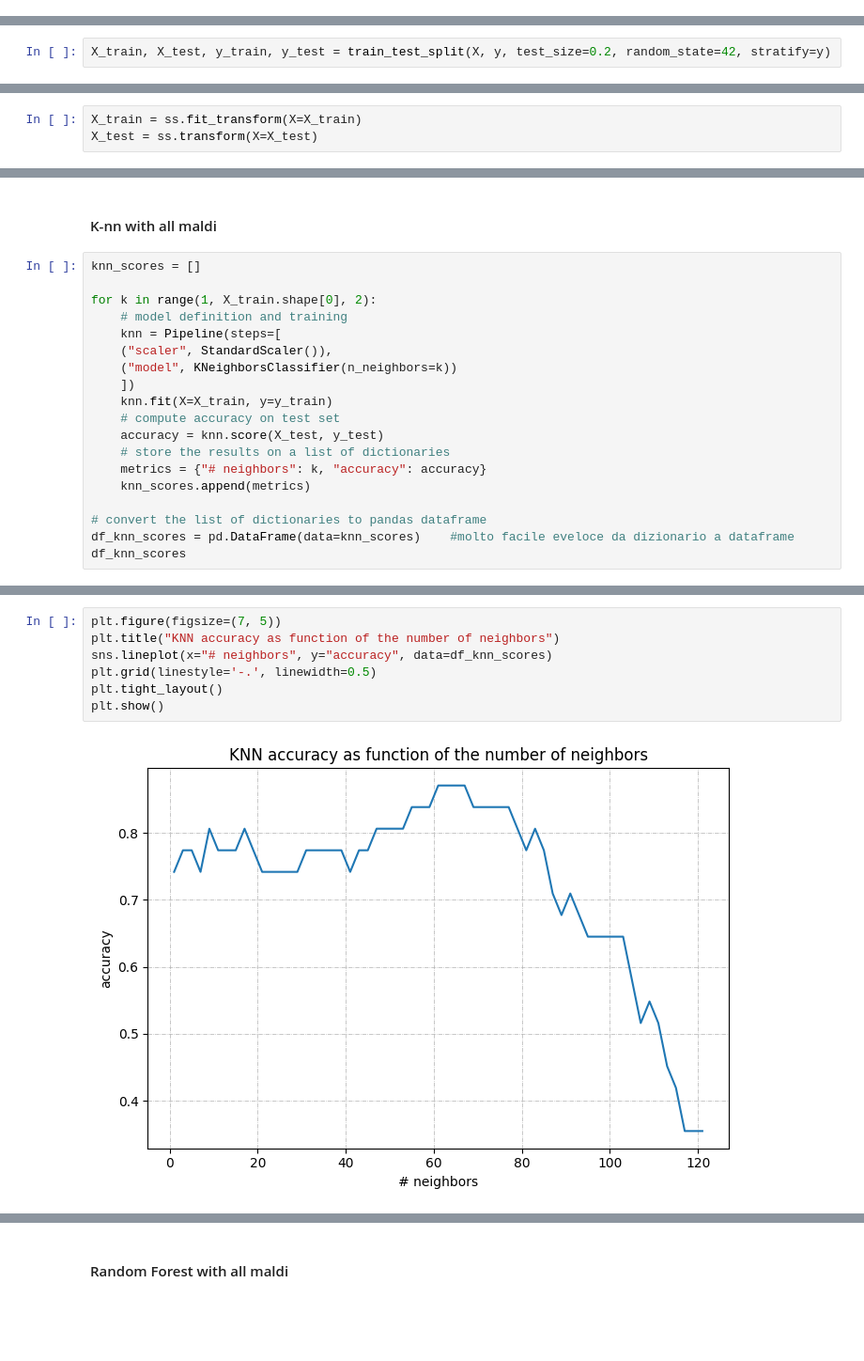
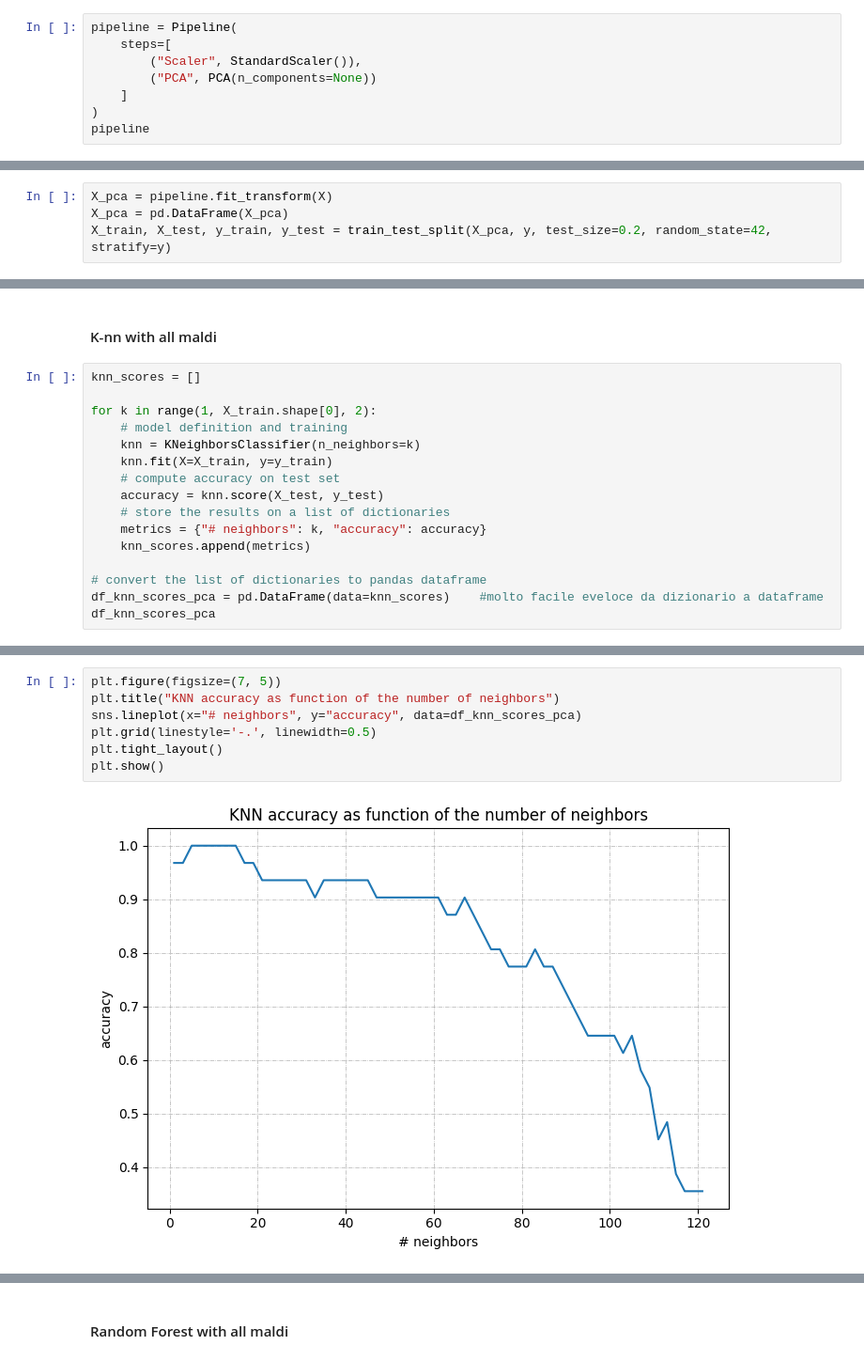
Before and after one commit to gabrielepanciotti/Thesis-Streptococcus-Classification, a Jupyter notebook: Streptococcus_classification.ipynb, the cells around one changed output, grey strips where cells are left out. Shown at 94% size. Saved outputs shown, nothing was run; the diff lists cells and outputs as text; blank space fills up the shorter version.

```diff
--- a/Streptococcus_classification.ipynb
+++ b/Streptococcus_classification.ipynb
@@ -1027,0 +984,8 @@ pca.n_components_
+# %%
+pipeline = Pipeline(
+    steps=[
+        ("Scaler", StandardScaler()),
+        ("PCA", PCA(n_components=None))
+    ]
+)
+pipeline
@@ -1028,5 +994,7 @@ pca.n_components_
 # %%
-X_train, X_test, y_train, y_test = train_test_split(X, y, test_size=0.2, random_state=42, stratify=y)
+X_pca = pipeline.fit_transform(X)
+X_pca = pd.DataFrame(X_pca)
+X_train, X_test, y_train, y_test = train_test_split(X_pca, y, test_size=0.2, random_state=42, stratify=y)
 # %%
 print(X_train.shape)
 print(y_train.shape)
@@ -1039,4 +1007 @@ print(y_test.shape)
 (31,)
-# %%
-X_train = ss.fit_transform(X=X_train)
-X_test = ss.transform(X=X_test)
@@ -1135,10 +1081,7 @@ knn_scores = []
 
 for k in range(1, X_train.shape[0], 2):
     # model definition and training
-    knn = Pipeline(steps=[
-    ("scaler", StandardScaler()),
-    ("model", KNeighborsClassifier(n_neighbors=k))
-    ])
+    knn = KNeighborsClassifier(n_neighbors=k)
     knn.fit(X=X_train, y=y_train)
     # compute accuracy on test set
     accuracy = knn.score(X_test, y_test)
@@ -1147,7 +1090,7 @@ for k in range(1, X_train.shape[0], 2):
     knn_scores.append(metrics)
 
 # convert the list of dictionaries to pandas dataframe
-df_knn_scores = pd.DataFrame(data=knn_scores)    #molto facile eveloce da dizionario a dataframe
-df_knn_scores
+df_knn_scores_pca = pd.DataFrame(data=knn_scores)    #molto facile eveloce da dizionario a dataframe
+df_knn_scores_pca
 # %% [output]
 |  | # neighbors | accuracy |
@@ -1175,10 +1122,10 @@ df_knn_scores[mask]
 # %%
 plt.figure(figsize=(7, 5))
 plt.title("KNN accuracy as function of the number of neighbors")
-sns.lineplot(x="# neighbors", y="accuracy", data=df_knn_scores)
+sns.lineplot(x="# neighbors", y="accuracy", data=df_knn_scores_pca)
 plt.grid(linestyle='-.', linewidth=0.5)
 plt.tight_layout()
 plt.show()
 # %% [output]
-[figure, old version]
+[figure, new version]
 # %%
```
Also changed, not shown: parts of 70 cells of this notebook.
